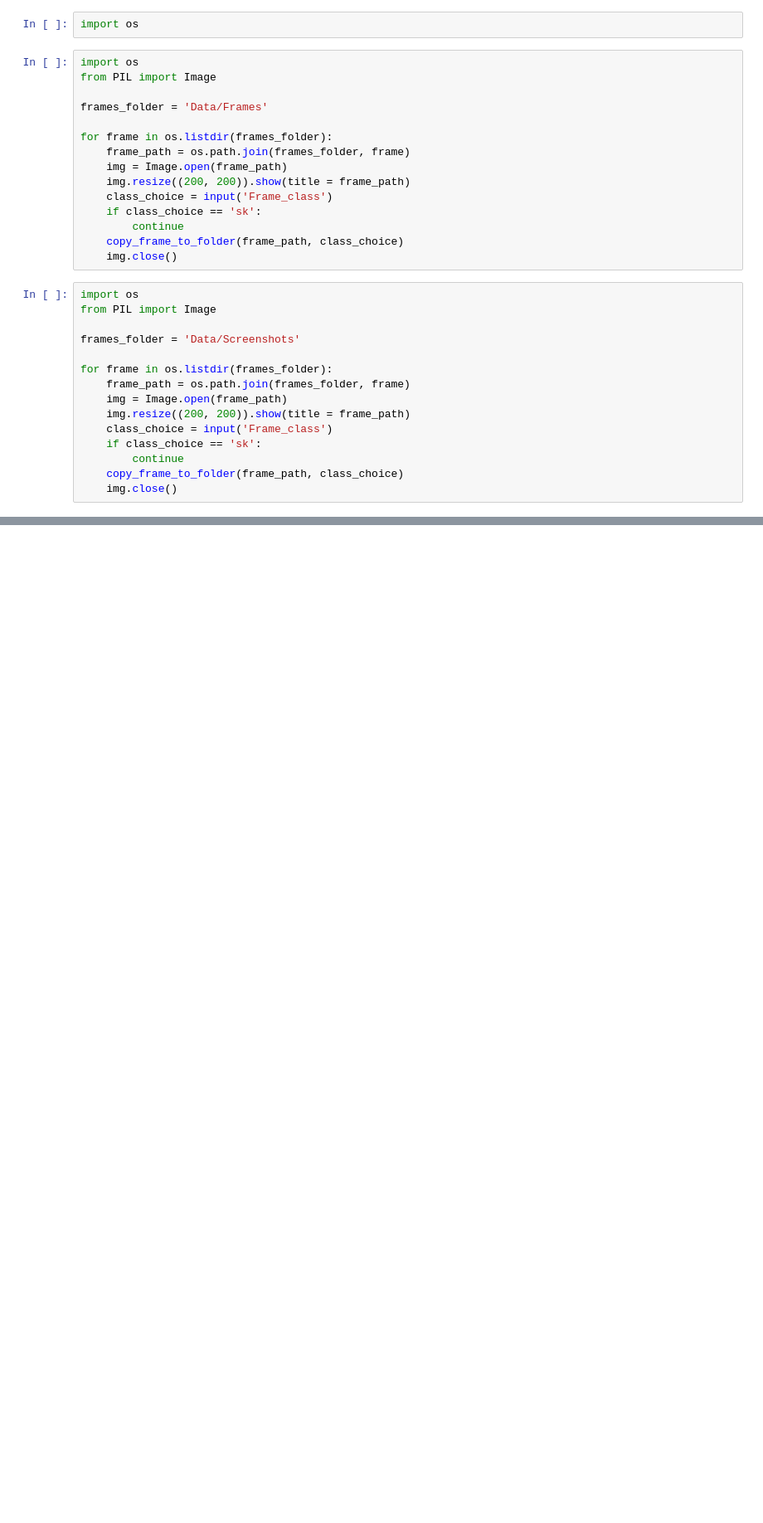
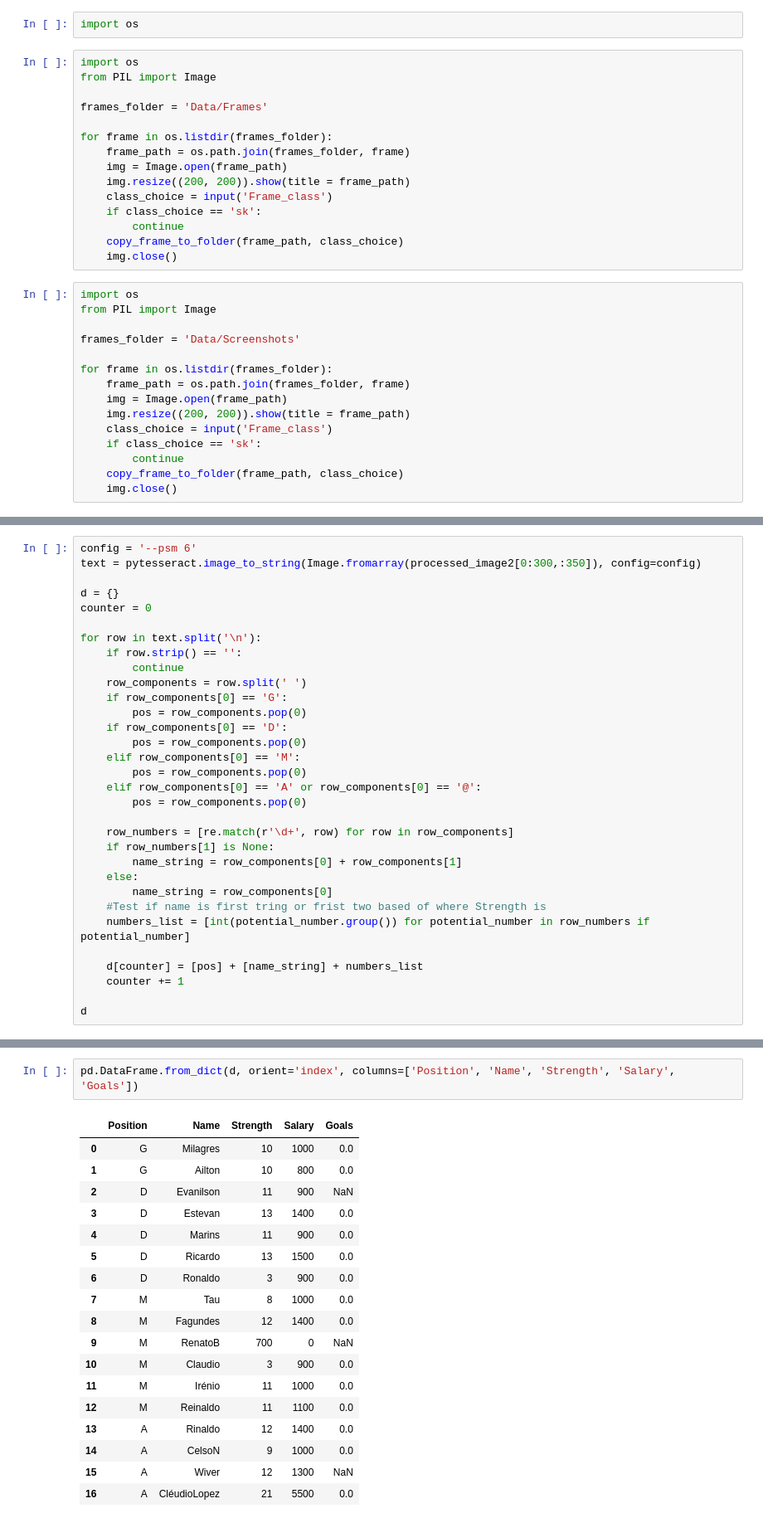
Before and after one commit to elconejo8/Elifoot, a Jupyter notebook: image_experiments.ipynb, the cells around one changed output, grey strips where cells are left out. Shown at 83% size. Saved outputs shown, nothing was run; the diff lists cells and outputs as text; blank space fills up the shorter version.

Commit message:
Image info extract experiments

```diff
--- a/image_experiments.ipynb
+++ b/image_experiments.ipynb
@@ -107,0 +278,32 @@ for frame in os.listdir(frames_folder):
+# %%
+config = '--psm 6'
+text = pytesseract.image_to_string(Image.fromarray(processed_image2[0:300,:350]), config=config)
+
+d = {}
+counter = 0
+
+for row in text.split('\n'):
+    if row.strip() == '':
+        continue
+    row_components = row.split(' ')
+    if row_components[0] == 'G':
+        pos = row_components.pop(0)
+    if row_components[0] == 'D':
+        pos = row_components.pop(0)
+    elif row_components[0] == 'M':
+        pos = row_components.pop(0)
+    elif row_components[0] == 'A' or row_components[0] == '@':
+        pos = row_components.pop(0)
+
+    row_numbers = [re.match(r'\d+', row) for row in row_components]
+    if row_numbers[1] is None:
+        name_string = row_components[0] + row_components[1]
+    else:
+        name_string = row_components[0]
+    #Test if name is first tring or frist two based of where Strength is
+    numbers_list = [int(potential_number.group()) for potential_number in row_numbers if potential_number]
+
+    d[counter] = [pos] + [name_string] + numbers_list
+    counter += 1
+
+d
@@ -107,0 +328,21 @@ for frame in os.listdir(frames_folder):
+# %%
+pd.DataFrame.from_dict(d, orient='index', columns=['Position', 'Name', 'Strength', 'Salary', 'Goals'])
+# %% [output]
+|  | Position | Name | Strength | Salary | Goals |
+| 0 | G | Milagres | 10 | 1000 | 0.0 |
+| 1 | G | Ailton | 10 | 800 | 0.0 |
+| 2 | D | Evanilson | 11 | 900 | NaN |
+| 3 | D | Estevan | 13 | 1400 | 0.0 |
+| 4 | D | Marins | 11 | 900 | 0.0 |
+| 5 | D | Ricardo | 13 | 1500 | 0.0 |
+| 6 | D | Ronaldo | 3 | 900 | 0.0 |
+| 7 | M | Tau | 8 | 1000 | 0.0 |
+| 8 | M | Fagundes | 12 | 1400 | 0.0 |
+| 9 | M | RenatoB | 700 | 0 | NaN |
+| 10 | M | Claudio | 3 | 900 | 0.0 |
+| 11 | M | Irénio | 11 | 1000 | 0.0 |
+| 12 | M | Reinaldo | 11 | 1100 | 0.0 |
+| 13 | A | Rinaldo | 12 | 1400 | 0.0 |
+| 14 | A | CelsoN | 9 | 1000 | 0.0 |
+| 15 | A | Wiver | 12 | 1300 | NaN |
+| 16 | A | CléudioLopez | 21 | 5500 | 0.0 |
```
Also changed, not shown: parts of 30 cells of this notebook.
